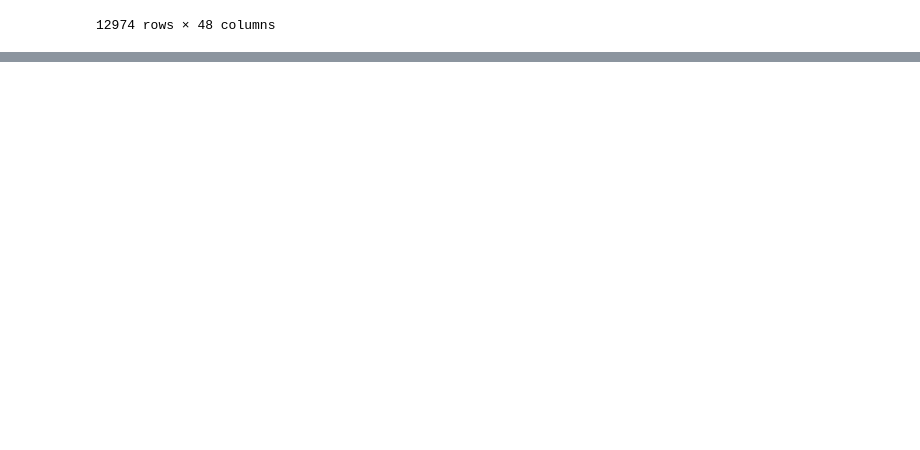
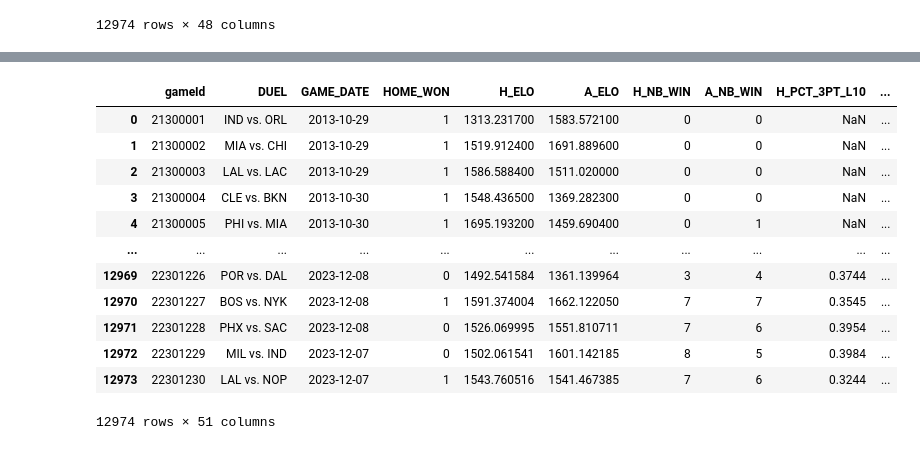
Before and after one commit to ddesangesl/PA-NBA, a Jupyter notebook: src/flat_dataset.ipynb, the cells around one changed output, grey strips where cells are left out. Saved outputs shown, nothing was run; the diff lists cells and outputs as text; code cells hidden in the pictures; blank space fills up the shorter version.

Commit message:
ajout Elo rating

```diff
--- a/src/flat_dataset.ipynb
+++ b/src/flat_dataset.ipynb
@@ -98,0 +145,2 @@ df_stat_flatten.to_csv('../dataset/df_stat_flatten.csv', index=False)
+# %%
+df_stat_flatten['team1'] = df_stat_flatten['DUEL'].str.split(' vs. ').str[0]
@@ -98,0 +163,4 @@ df_stat_flatten.to_csv('../dataset/df_stat_flatten.csv', index=False)
+# %%
+new_column_names = {'date':'GAME_DATE' }
+nba_elo_copy_drop_rename= nba_elo_copy_drop.rename(columns=new_column_names)
+nba_elo_copy_drop_rename
@@ -98,0 +181,2 @@ df_stat_flatten.to_csv('../dataset/df_stat_flatten.csv', index=False)
+# %%
+result = pd.merge(df_stat_flatten, nba_elo_copy_drop_rename, on=['GAME_DATE', 'team1'])
@@ -98,0 +199,4 @@ df_stat_flatten.to_csv('../dataset/df_stat_flatten.csv', index=False)
+# %%
+new_column_names = {'elo1_pre':'A_ELO' , 'elo2_pre': 'H_ELO'}
+result= result.rename(columns=new_column_names)
+result
@@ -98,0 +217,39 @@ df_stat_flatten.to_csv('../dataset/df_stat_flatten.csv', index=False)
+# %%
+new_order = ['gameId', 'DUEL','GAME_DATE','HOME_WON','H_ELO','A_ELO','H_NB_WIN','A_NB_WIN', 'H_PCT_3PT_L10',
+       'A_PCT_3PT_L10', 'H_PCT_LANCER_FRANC_L10', 'A_PCT_LANCER_FRANC_L10',
+       'H_PCT_TIR_REUSSI_L10', 'A_PCT_TIR_REUSSI_L10', 'H_PIE_L10',
+       'A_PIE_L10',  'H_assistPercentage_L10',
+       'A_assistPercentage_L10', 'H_assistRatio_L10', 'A_assistRatio_L10',
+       'H_assistToTurnover_L10', 'A_assistToTurnover_L10',
+       'H_defensiveRating_L10', 'A_defensiveRating_L10',
+       'H_effectiveFieldGoalPercentage_L10',
+       'A_effectiveFieldGoalPercentage_L10', 'H_estimatedDefensiveRating_L10',
+       'A_estimatedDefensiveRating_L10', 'H_estimatedNetRating_L10',
+       'A_estimatedNetRating_L10', 'H_estimatedOffensiveRating_L10',
+       'A_estimatedOffensiveRating_L10', 'H_estimatedPace_L10',
+       'A_estimatedPace_L10', 'H_estimatedTeamTurnoverPercentage_L10',
+       'A_estimatedTeamTurnoverPercentage_L10', 'H_netRating_L10',
+       'A_netRating_L10', 'H_offensiveRating_L10', 'A_offensiveRating_L10',
+       'H_pacePer40_L10', 'A_pacePer40_L10', 'H_pace_L10', 'A_pace_L10',
+       'H_teamId', 'A_teamId', 'H_trueShootingPercentage_L10',
+       'A_trueShootingPercentage_L10', 'H_turnoverRatio_L10',
+       'A_turnoverRatio_L10', 'team1']
+
+# Réorganiser les colonnes
+result = result.reindex(columns=new_order)
+
+result
+# %% [output]
+|  | gameId | DUEL | GAME_DATE | HOME_WON | H_ELO | A_ELO | H_NB_WIN | A_NB_WIN | H_PCT_3PT_L10 | ... |
+| 0 | 21300001 | IND vs. ORL | 2013-10-29 | 1 | 1313.231700 | 1583.572100 | 0 | 0 | NaN | ... |
+| 1 | 21300002 | MIA vs. CHI | 2013-10-29 | 1 | 1519.912400 | 1691.889600 | 0 | 0 | NaN | ... |
+| 2 | 21300003 | LAL vs. LAC | 2013-10-29 | 1 | 1586.588400 | 1511.020000 | 0 | 0 | NaN | ... |
+| 3 | 21300004 | CLE vs. BKN | 2013-10-30 | 1 | 1548.436500 | 1369.282300 | 0 | 0 | NaN | ... |
+| 4 | 21300005 | PHI vs. MIA | 2013-10-30 | 1 | 1695.193200 | 1459.690400 | 0 | 1 | NaN | ... |
+| ... | ... | ... | ... | ... | ... | ... | ... | ... | ... | ... |
+| 12969 | 22301226 | POR vs. DAL | 2023-12-08 | 0 | 1492.541584 | 1361.139964 | 3 | 4 | 0.3744 | ... |
+| 12970 | 22301227 | BOS vs. NYK | 2023-12-08 | 1 | 1591.374004 | 1662.122050 | 7 | 7 | 0.3545 | ... |
+| 12971 | 22301228 | PHX vs. SAC | 2023-12-08 | 0 | 1526.069995 | 1551.810711 | 7 | 6 | 0.3954 | ... |
+| 12972 | 22301229 | MIL vs. IND | 2023-12-07 | 0 | 1502.061541 | 1601.142185 | 8 | 5 | 0.3984 | ... |
+| 12973 | 22301230 | LAL vs. NOP | 2023-12-07 | 1 | 1543.760516 | 1541.467385 | 7 | 6 | 0.3244 | ... |
+12974 rows × 51 columns
```
Also changed, not shown: parts of 14 cells of this notebook, 4 other files.
